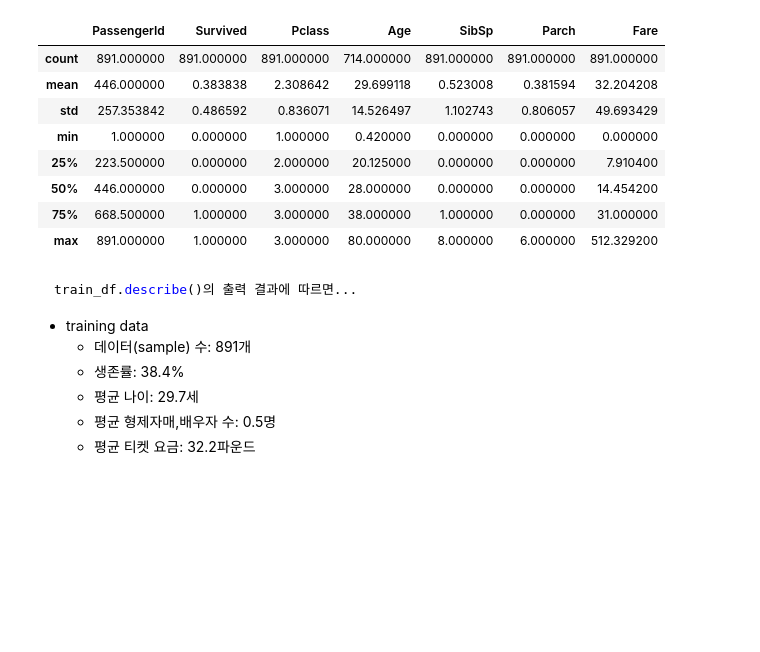
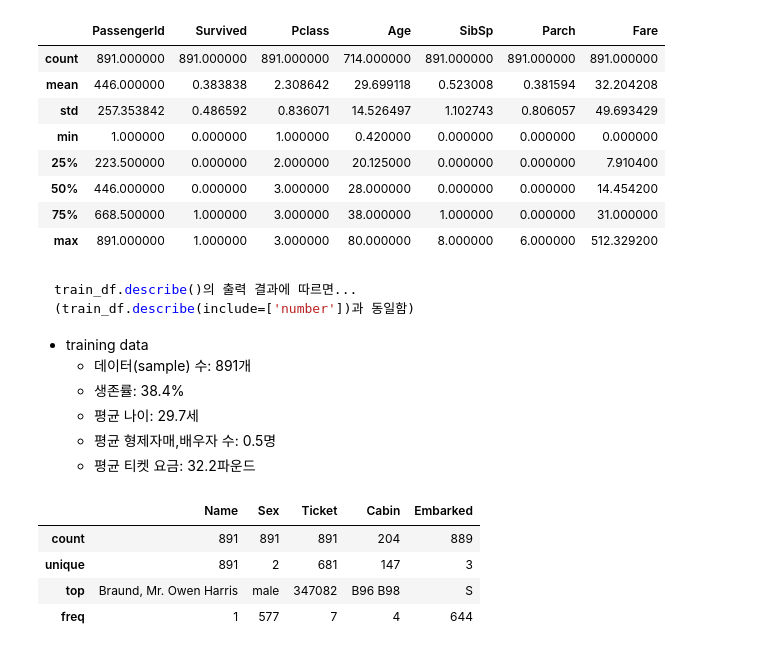
Before and after one commit to luminus7/BD2022-2, a Jupyter notebook: 00.Titanic/titanic_prediction.ipynb, the cells around one changed output. Saved outputs shown, nothing was run; the diff lists cells and outputs as text; code cells hidden in the pictures; blank space fills up the shorter version.

````diff
--- a/00.Titanic/titanic_prediction.ipynb
+++ b/00.Titanic/titanic_prediction.ipynb
@@ -151,6 +163,7 @@ train_df.describe()
 # %% [markdown]
 ```python
 train_df.describe()의 출력 결과에 따르면...
+(train_df.describe(include=['number'])과 동일함)
 ```
 * training data
   * 데이터(sample) 수: 891개
@@ -158,3 +171,12 @@ train_df.describe()의 출력 결과에 따르면...
   * 평균 나이: 29.7세
   * 평균 형제자매,배우자 수: 0.5명
   * 평균 티켓 요금: 32.2파운드
+# %%
+# 훈련 자료 object 변수 통계치
+train_df.describe(include=['O'])    # 'O': object
+# %% [output]
+|  | Name | Sex | Ticket | Cabin | Embarked |
+| count | 891 | 891 | 891 | 204 | 889 |
+| unique | 891 | 2 | 681 | 147 | 3 |
+| top | Braund, Mr. Owen Harris | male | 347082 | B96 B98 | S |
+| freq | 1 | 577 | 7 | 4 | 644 |
````
Also changed, not shown: parts of 22 cells of this notebook.
